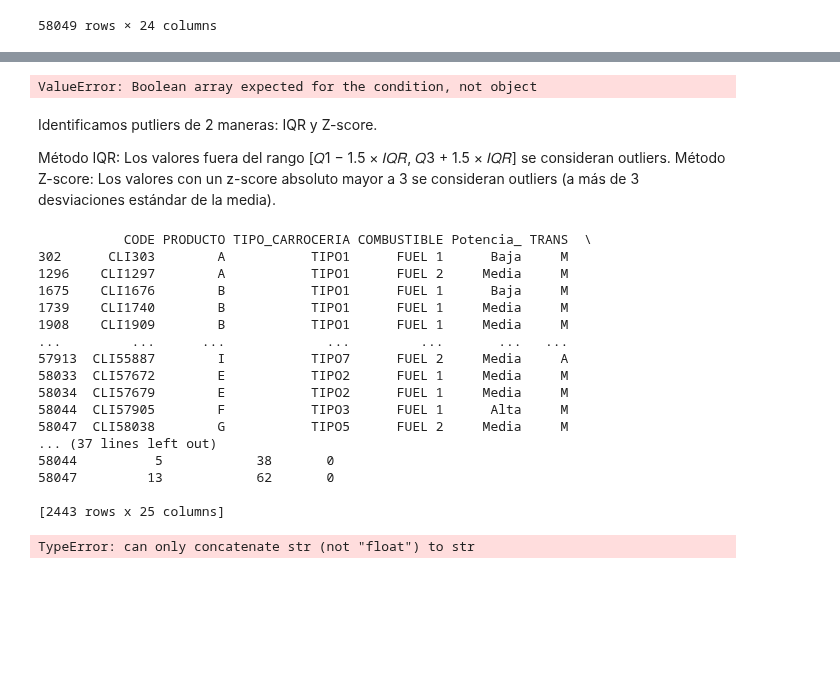
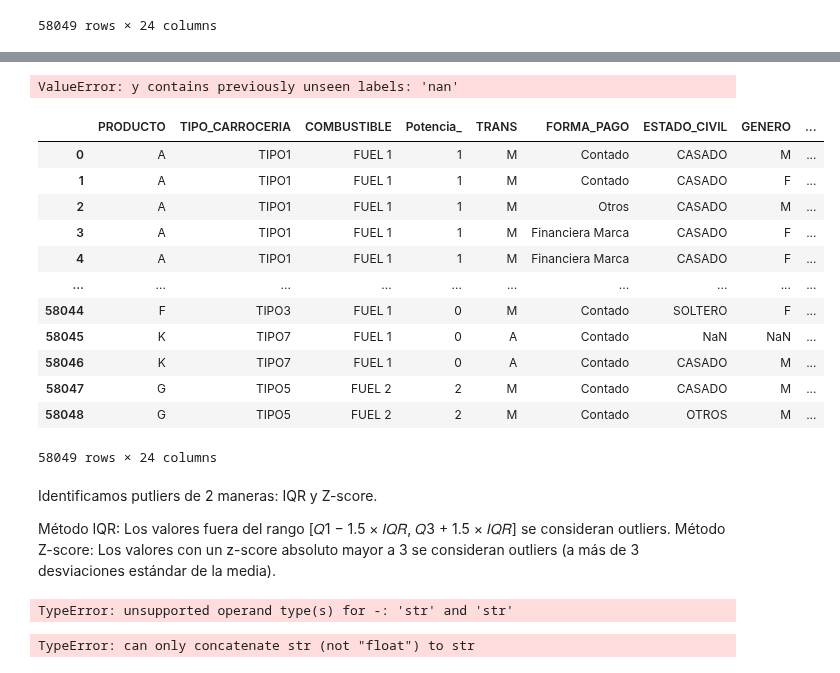
Before and after one commit to lauralardies/caso_practico_1, a Jupyter notebook: Caso Práctico/analisis/limpieza.ipynb, the cells around one changed output, grey strips where cells are left out. Saved outputs shown, nothing was run; the diff lists cells and outputs as text; code cells hidden in the pictures; blank space fills up the shorter version.

Commit message:
variables categoricas

```diff
--- a/Caso Práctico/analisis/limpieza.ipynb
+++ b/Caso Práctico/analisis/limpieza.ipynb
@@ -136,6 +79,0 @@ También eliminamos la variable `Tiempo`.
-# %%
-# Eliminamos las columnas 'EDAD_COCHE' y 'Tiempo' del DataFrame.
-car_data = car_data.drop(['EDAD_COCHE', 'Tiempo'], axis=1)
-
-# También eliminamos las columnas 'EDAD_COCHE' y 'Tiempo' de la lista de variables numéricas.
-numeric = numeric.drop(['EDAD_COCHE', 'Tiempo'], axis=1)
@@ -277,18 +129,41 @@ df_final
-# %%
-# Asegurarse de que no hay espacios adicionales en los nombres de las columnas
-car_data.columns = car_data.columns.str.strip()
-
-# Crear un objeto LabelEncoder
-label_encoder = LabelEncoder()
-
-# Aplicar LabelEncoder a cada columna
-for col in cols_labelencoder:
-    car_data[col] = label_encoder.fit_transform(car_data[col].astype(str))  #Convertir a string para manejar NaNs
-
-# Mostrar las columnas codificadas
-car_data[cols_labelencoder].head()
-# %% [output]
-ValueError: Boolean array expected for the condition, not object
+# %%
+
+# Crear un diccionario para almacenar los mapeos de cada columna
+mappings = {}
+
+# Lista de columnas que usaremos con LabelEncoder (con pocas categorías)
+cols_labelencoder = ['Potencia_', 'Zona _Renta', 'PRODUCTO', 'TIPO_CARROCERIA', 'COMBUSTIBLE',
+                     'TRANS', 'FORMA_PAGO', 'ESTADO_CIVIL', 'GENERO', 'OcupaciOn',
+                     'Campanna1', 'Campanna2', 'Campanna3', 'REV_Garantia',
+                     'QUEJA_CAC', 'Averia_grave']
+
+# Aplicar LabelEncoder a cada columna en cols_labelencoder
+for col in cols_labelencoder:
+    le = LabelEncoder().fit(car_data[col])
+    car_data[col] = le.transform(car_data[col].astype(str))  # Convertir valores a string para manejar NaNs
+    mappings[col] = dict(zip(le.classes_, le.transform(le.classes_)))
+
+# Mostrar los diccionarios de mapeo para cada columna
+for col in cols_labelencoder:
+    print(f"Mapeo de '{col}':", mappings[col])
+# %% [output]
+ValueError: y contains previously unseen labels: 'nan'
+# %%
+car_data
+# %% [output]
+|  | PRODUCTO | TIPO_CARROCERIA | COMBUSTIBLE | Potencia_ | TRANS | FORMA_PAGO | ESTADO_CIVIL | GENERO | ... |
+| 0 | A | TIPO1 | FUEL 1 | 1 | M | Contado | CASADO | M | ... |
+| 1 | A | TIPO1 | FUEL 1 | 1 | M | Contado | CASADO | F | ... |
+| 2 | A | TIPO1 | FUEL 1 | 1 | M | Otros | CASADO | M | ... |
+| 3 | A | TIPO1 | FUEL 1 | 1 | M | Financiera Marca | CASADO | F | ... |
+| 4 | A | TIPO1 | FUEL 1 | 1 | M | Financiera Marca | CASADO | F | ... |
+| ... | ... | ... | ... | ... | ... | ... | ... | ... | ... |
+| 58044 | F | TIPO3 | FUEL 1 | 0 | M | Contado | SOLTERO | F | ... |
+| 58045 | K | TIPO7 | FUEL 1 | 0 | A | Contado | NaN | NaN | ... |
+| 58046 | K | TIPO7 | FUEL 1 | 0 | A | Contado | CASADO | M | ... |
+| 58047 | G | TIPO5 | FUEL 2 | 2 | M | Contado | CASADO | M | ... |
+| 58048 | G | TIPO5 | FUEL 2 | 2 | M | Contado | OTROS | M | ... |
+58049 rows × 24 columns
 # %% [markdown]
 Identificamos putliers de 2 maneras: IQR y Z-score.
 
@@ -310,23 +185,7 @@ outliers = (car_data < lower_bound) | (car_data > upper_bound)
 # Mostrar las filas que contienen outliers
 print(car_data[outliers.any(axis=1)])
 # %% [output]
-           CODE PRODUCTO TIPO_CARROCERIA COMBUSTIBLE Potencia_ TRANS  \
-302      CLI303        A           TIPO1      FUEL 1      Baja     M
-1296    CLI1297        A           TIPO1      FUEL 2     Media     M
-1675    CLI1676        B           TIPO1      FUEL 1      Baja     M
-1739    CLI1740        B           TIPO1      FUEL 1     Media     M
-1908    CLI1909        B           TIPO1      FUEL 1     Media     M
-...         ...      ...             ...         ...       ...   ...
-57913  CLI55887        I           TIPO7      FUEL 2     Media     A
-58033  CLI57672        E           TIPO2      FUEL 1     Media     M
-58034  CLI57679        E           TIPO2      FUEL 1     Media     M
-58044  CLI57905        F           TIPO3      FUEL 1      Alta     M
-58047  CLI58038        G           TIPO5      FUEL 2     Media     M
-... (37 lines left out)
-58044          5            38       0
-58047         13            62       0
-
-[2443 rows x 25 columns]
+TypeError: unsupported operand type(s) for -: 'str' and 'str'
 # %%
 # Calcular los z-scores
 z_scores = stats.zscore(car_data)
```
Also changed, not shown: parts of 17 cells of this notebook.
